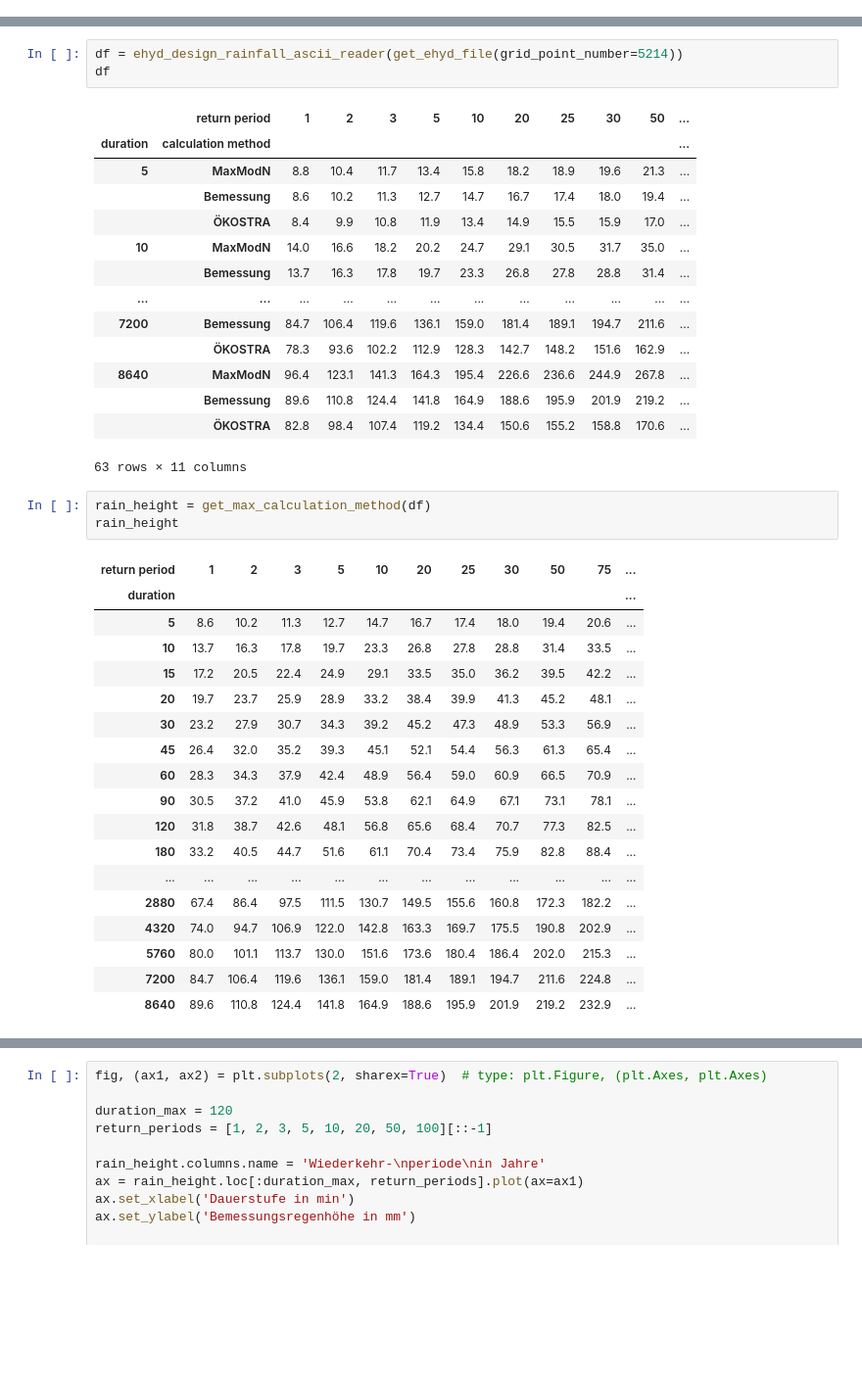
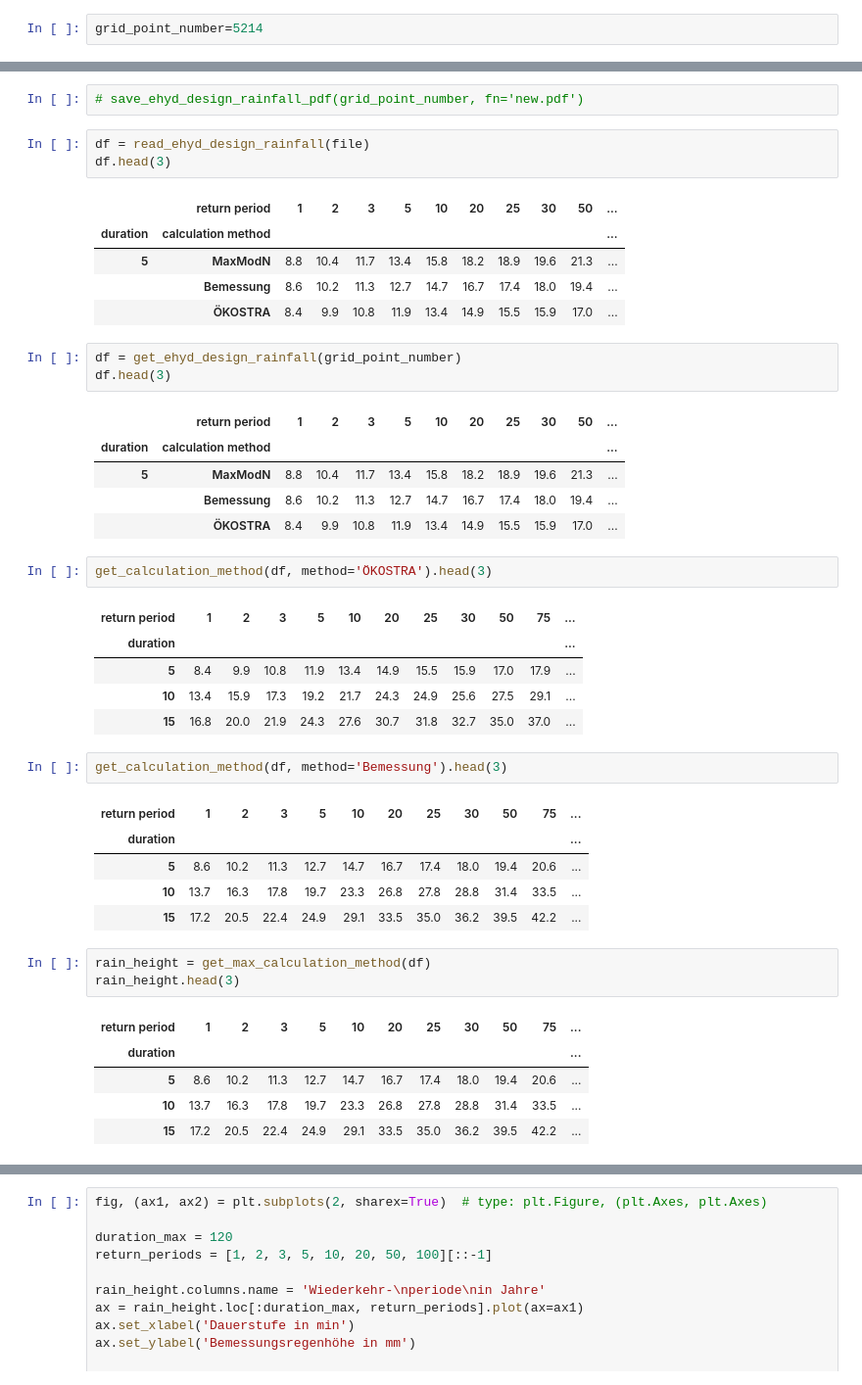
Before and after one commit to MarkusPic/ehyd_tools, a Jupyter notebook: example/example_design_rainfall.ipynb, the cells around one changed output, grey strips where cells are left out. Shown: that part at 98% size. Drawn from its saved outputs; the diff is of its cells as text; blank space fills up the shorter version.

Commit message:
general data reader for all ehyd data + docs for design rainfall data

```diff
--- a/example/example_design_rainfall.ipynb
+++ b/example/example_design_rainfall.ipynb
@@ -5,3 +6,5 @@ from ehyd_tools.design_rainfall import (ehyd_design_rainfall_ascii_reader, get_e
 import matplotlib.pyplot as plt
 import numpy as np
 import pandas as pd
+# %%
+grid_point_number=5214
@@ -8,40 +16,45 @@ import pandas as pd
+# %%
+# save_ehyd_design_rainfall_pdf(grid_point_number, fn='new.pdf')
+# %%
+df = read_ehyd_design_rainfall(file)
+df.head(3)
+# %% [output]
+|  | return period | 1 | 2 | 3 | 5 | 10 | 20 | 25 | 30 | 50 | ... |
+| duration | calculation method |  |  |  |  |  |  |  |  |  | ... |
+| 5 | MaxModN | 8.8 | 10.4 | 11.7 | 13.4 | 15.8 | 18.2 | 18.9 | 19.6 | 21.3 | ... |
+|  | Bemessung | 8.6 | 10.2 | 11.3 | 12.7 | 14.7 | 16.7 | 17.4 | 18.0 | 19.4 | ... |
+|  | ÖKOSTRA | 8.4 | 9.9 | 10.8 | 11.9 | 13.4 | 14.9 | 15.5 | 15.9 | 17.0 | ... |
 # %%
-df = ehyd_design_rainfall_ascii_reader(get_ehyd_file(grid_point_number=5214))
-df
+df = get_ehyd_design_rainfall(grid_point_number)
+df.head(3)
 # %% [output]
 |  | return period | 1 | 2 | 3 | 5 | 10 | 20 | 25 | 30 | 50 | ... |
 | duration | calculation method |  |  |  |  |  |  |  |  |  | ... |
 | 5 | MaxModN | 8.8 | 10.4 | 11.7 | 13.4 | 15.8 | 18.2 | 18.9 | 19.6 | 21.3 | ... |
 |  | Bemessung | 8.6 | 10.2 | 11.3 | 12.7 | 14.7 | 16.7 | 17.4 | 18.0 | 19.4 | ... |
 |  | ÖKOSTRA | 8.4 | 9.9 | 10.8 | 11.9 | 13.4 | 14.9 | 15.5 | 15.9 | 17.0 | ... |
-| 10 | MaxModN | 14.0 | 16.6 | 18.2 | 20.2 | 24.7 | 29.1 | 30.5 | 31.7 | 35.0 | ... |
-|  | Bemessung | 13.7 | 16.3 | 17.8 | 19.7 | 23.3 | 26.8 | 27.8 | 28.8 | 31.4 | ... |
-| ... | ... | ... | ... | ... | ... | ... | ... | ... | ... | ... | ... |
-| 7200 | Bemessung | 84.7 | 106.4 | 119.6 | 136.1 | 159.0 | 181.4 | 189.1 | 194.7 | 211.6 | ... |
-|  | ÖKOSTRA | 78.3 | 93.6 | 102.2 | 112.9 | 128.3 | 142.7 | 148.2 | 151.6 | 162.9 | ... |
-| 8640 | MaxModN | 96.4 | 123.1 | 141.3 | 164.3 | 195.4 | 226.6 | 236.6 | 244.9 | 267.8 | ... |
-|  | Bemessung | 89.6 | 110.8 | 124.4 | 141.8 | 164.9 | 188.6 | 195.9 | 201.9 | 219.2 | ... |
-|  | ÖKOSTRA | 82.8 | 98.4 | 107.4 | 119.2 | 134.4 | 150.6 | 155.2 | 158.8 | 170.6 | ... |
-63 rows × 11 columns
+# %%
+get_calculation_method(df, method='ÖKOSTRA').head(3)
+# %% [output]
+| return period | 1 | 2 | 3 | 5 | 10 | 20 | 25 | 30 | 50 | 75 | ... |
+| duration |  |  |  |  |  |  |  |  |  |  | ... |
+| 5 | 8.4 | 9.9 | 10.8 | 11.9 | 13.4 | 14.9 | 15.5 | 15.9 | 17.0 | 17.9 | ... |
+| 10 | 13.4 | 15.9 | 17.3 | 19.2 | 21.7 | 24.3 | 24.9 | 25.6 | 27.5 | 29.1 | ... |
+| 15 | 16.8 | 20.0 | 21.9 | 24.3 | 27.6 | 30.7 | 31.8 | 32.7 | 35.0 | 37.0 | ... |
+# %%
+get_calculation_method(df, method='Bemessung').head(3)
+# %% [output]
+| return period | 1 | 2 | 3 | 5 | 10 | 20 | 25 | 30 | 50 | 75 | ... |
+| duration |  |  |  |  |  |  |  |  |  |  | ... |
+| 5 | 8.6 | 10.2 | 11.3 | 12.7 | 14.7 | 16.7 | 17.4 | 18.0 | 19.4 | 20.6 | ... |
+| 10 | 13.7 | 16.3 | 17.8 | 19.7 | 23.3 | 26.8 | 27.8 | 28.8 | 31.4 | 33.5 | ... |
+| 15 | 17.2 | 20.5 | 22.4 | 24.9 | 29.1 | 33.5 | 35.0 | 36.2 | 39.5 | 42.2 | ... |
 # %%
 rain_height = get_max_calculation_method(df)
-rain_height
+rain_height.head(3)
 # %% [output]
 | return period | 1 | 2 | 3 | 5 | 10 | 20 | 25 | 30 | 50 | 75 | ... |
 | duration |  |  |  |  |  |  |  |  |  |  | ... |
 | 5 | 8.6 | 10.2 | 11.3 | 12.7 | 14.7 | 16.7 | 17.4 | 18.0 | 19.4 | 20.6 | ... |
 | 10 | 13.7 | 16.3 | 17.8 | 19.7 | 23.3 | 26.8 | 27.8 | 28.8 | 31.4 | 33.5 | ... |
 | 15 | 17.2 | 20.5 | 22.4 | 24.9 | 29.1 | 33.5 | 35.0 | 36.2 | 39.5 | 42.2 | ... |
-| 20 | 19.7 | 23.7 | 25.9 | 28.9 | 33.2 | 38.4 | 39.9 | 41.3 | 45.2 | 48.1 | ... |
-| 30 | 23.2 | 27.9 | 30.7 | 34.3 | 39.2 | 45.2 | 47.3 | 48.9 | 53.3 | 56.9 | ... |
-| 45 | 26.4 | 32.0 | 35.2 | 39.3 | 45.1 | 52.1 | 54.4 | 56.3 | 61.3 | 65.4 | ... |
-| 60 | 28.3 | 34.3 | 37.9 | 42.4 | 48.9 | 56.4 | 59.0 | 60.9 | 66.5 | 70.9 | ... |
-| 90 | 30.5 | 37.2 | 41.0 | 45.9 | 53.8 | 62.1 | 64.9 | 67.1 | 73.1 | 78.1 | ... |
-| 120 | 31.8 | 38.7 | 42.6 | 48.1 | 56.8 | 65.6 | 68.4 | 70.7 | 77.3 | 82.5 | ... |
-| 180 | 33.2 | 40.5 | 44.7 | 51.6 | 61.1 | 70.4 | 73.4 | 75.9 | 82.8 | 88.4 | ... |
-| ... | ... | ... | ... | ... | ... | ... | ... | ... | ... | ... | ... |
-| 2880 | 67.4 | 86.4 | 97.5 | 111.5 | 130.7 | 149.5 | 155.6 | 160.8 | 172.3 | 182.2 | ... |
-| 4320 | 74.0 | 94.7 | 106.9 | 122.0 | 142.8 | 163.3 | 169.7 | 175.5 | 190.8 | 202.9 | ... |
-| 5760 | 80.0 | 101.1 | 113.7 | 130.0 | 151.6 | 173.6 | 180.4 | 186.4 | 202.0 | 215.3 | ... |
-| 7200 | 84.7 | 106.4 | 119.6 | 136.1 | 159.0 | 181.4 | 189.1 | 194.7 | 211.6 | 224.8 | ... |
-| 8640 | 89.6 | 110.8 | 124.4 | 141.8 | 164.9 | 188.6 | 195.9 | 201.9 | 219.2 | 232.9 | ... |
```
Also changed, not shown: parts of 3 cells of this notebook, 16 other files.
